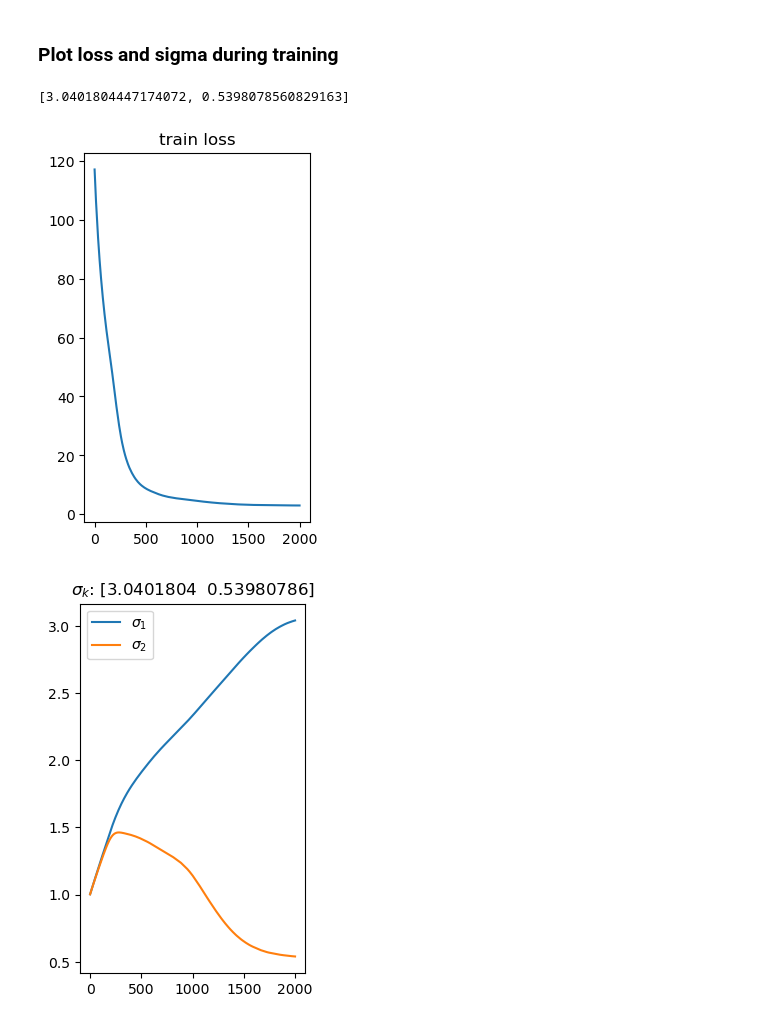
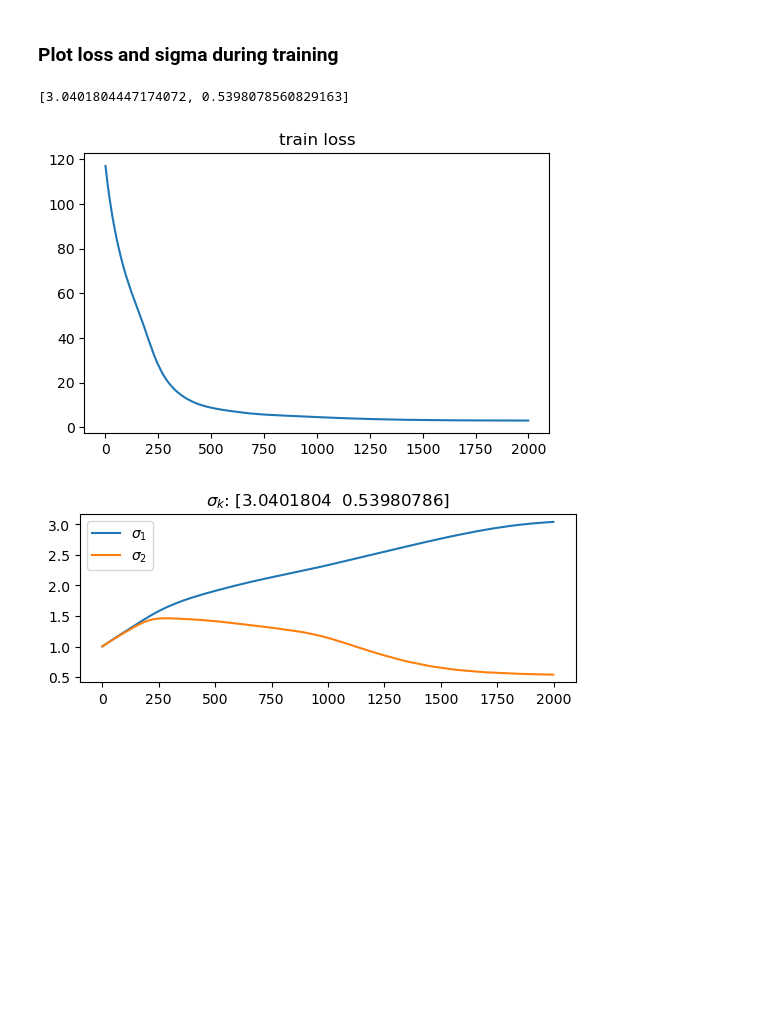
Before and after one commit to KaffeeCat/Multi-task-Learning, a Jupyter notebook: mtl_linear_regression.ipynb, the cells around one changed output. Saved outputs shown, nothing was run; the diff lists cells and outputs as text; code cells hidden in the pictures; blank space fills up the shorter version.

```diff
--- a/mtl_linear_regression.ipynb
+++ b/mtl_linear_regression.ipynb
@@ -157,27 +157,29 @@ for i in range(nb_epoch):
 # %%
 
 # Found standard deviations
 std_1 = torch.exp(log_vars[0])**0.5
 std_2 = torch.exp(log_vars[1])**0.5
 print([std_1.item(), std_2.item()])
 
 # Visualize the overall loss
-plt.figure()
+plt.figure(figsize=(6, 8))
 plt.subplot(211)
 plt.title('train loss')
 plt.plot(losses)
 plt.show()
 
 # Visualize the overall sigmas
 sigmas = np.sqrt(np.exp(params))
 
 plt.subplot(212)
 plt.title(r'$\sigma_k$: ' + f'{sigmas[-1]}')
 plt.plot(sigmas[:, 0])
 plt.plot(sigmas[:, 1])
 plt.legend([r'$\sigma_1$', r'$\sigma_2$'])
+
+plt.tight_layout()
 plt.show()
 # %% [output]
 [3.0401804447174072, 0.5398078560829163]
-[figure, old version]
+[figure, new version]
-[figure, old version]
+[figure, new version]
```
